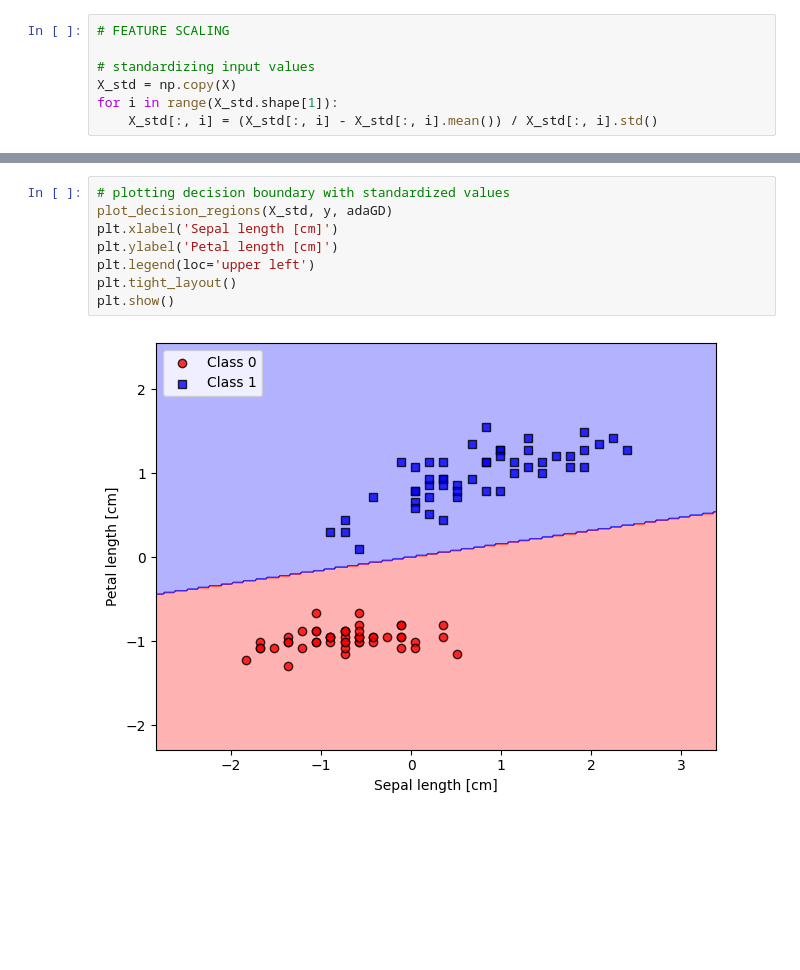
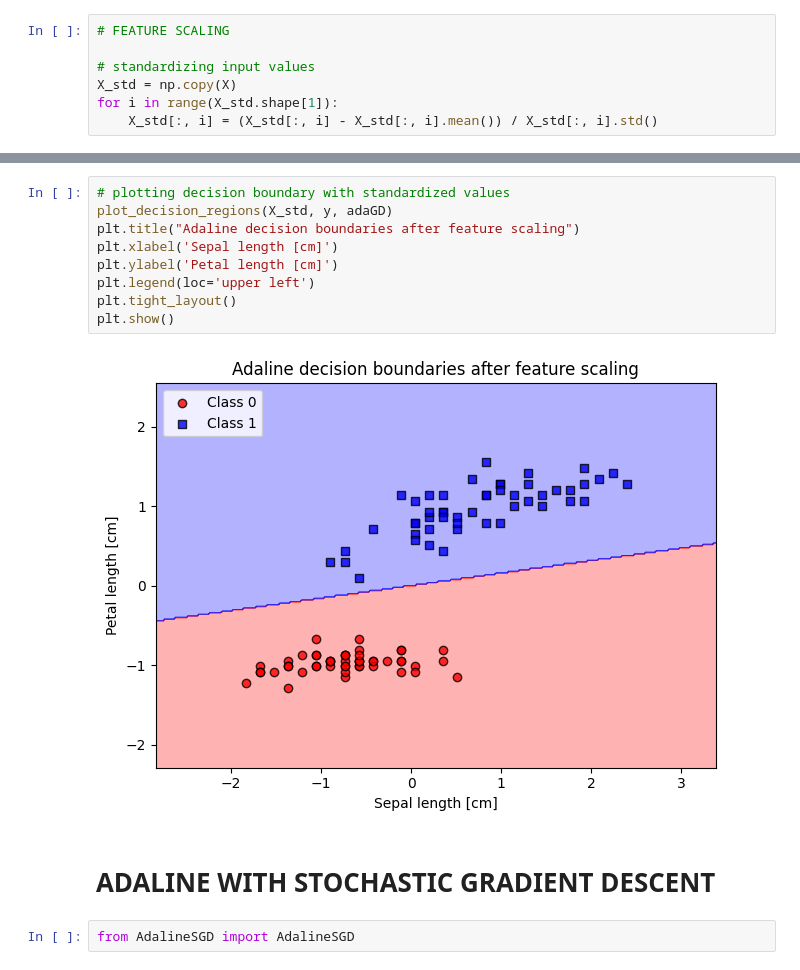
Before and after one commit to siddiskid/AI, a Jupyter notebook: learnai.ipynb, the cells around one changed output, grey strips where cells are left out. Drawn from its saved outputs; the diff is of its cells as text; blank space fills up the shorter version.

```diff
--- a/learnai.ipynb
+++ b/learnai.ipynb
@@ -151,10 +152,15 @@ plt.show()
 # %%
 # plotting decision boundary with standardized values
 plot_decision_regions(X_std, y, adaGD)
+plt.title("Adaline decision boundaries after feature scaling")
 plt.xlabel('Sepal length [cm]')
 plt.ylabel('Petal length [cm]')
 plt.legend(loc='upper left')
 plt.tight_layout()
 plt.show()
 # %% [output]
-[figure, old version]
+[figure, new version]
+# %% [markdown]
+<h1>ADALINE WITH STOCHASTIC GRADIENT DESCENT</h1>
+# %%
+from AdalineSGD import AdalineSGD
```
Also changed, not shown: parts of 5 cells of this notebook, 2 other files.
